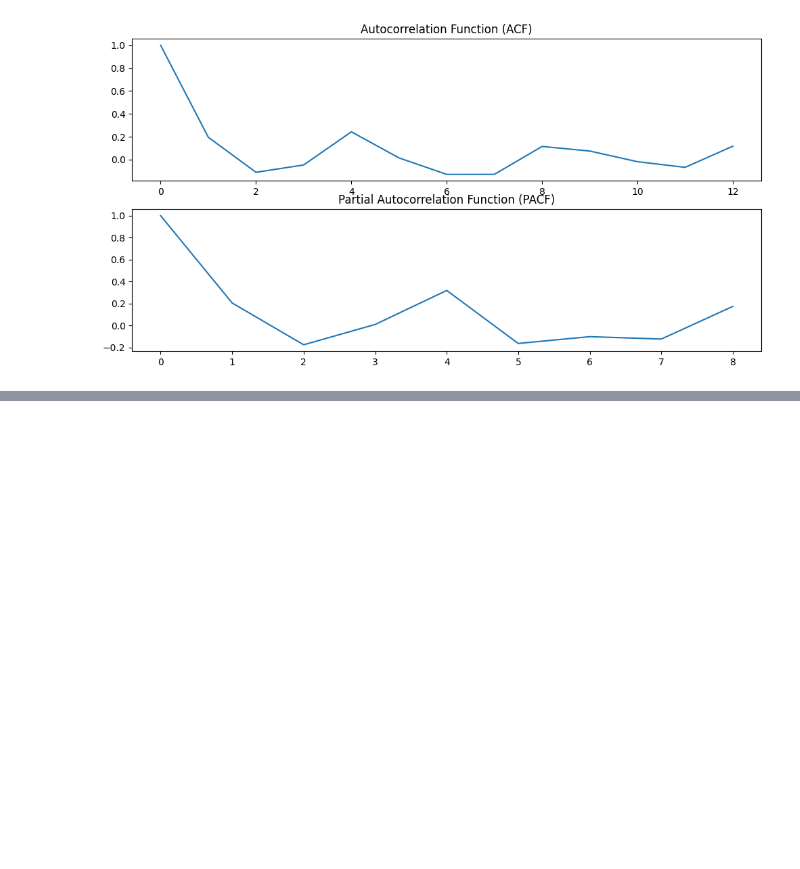
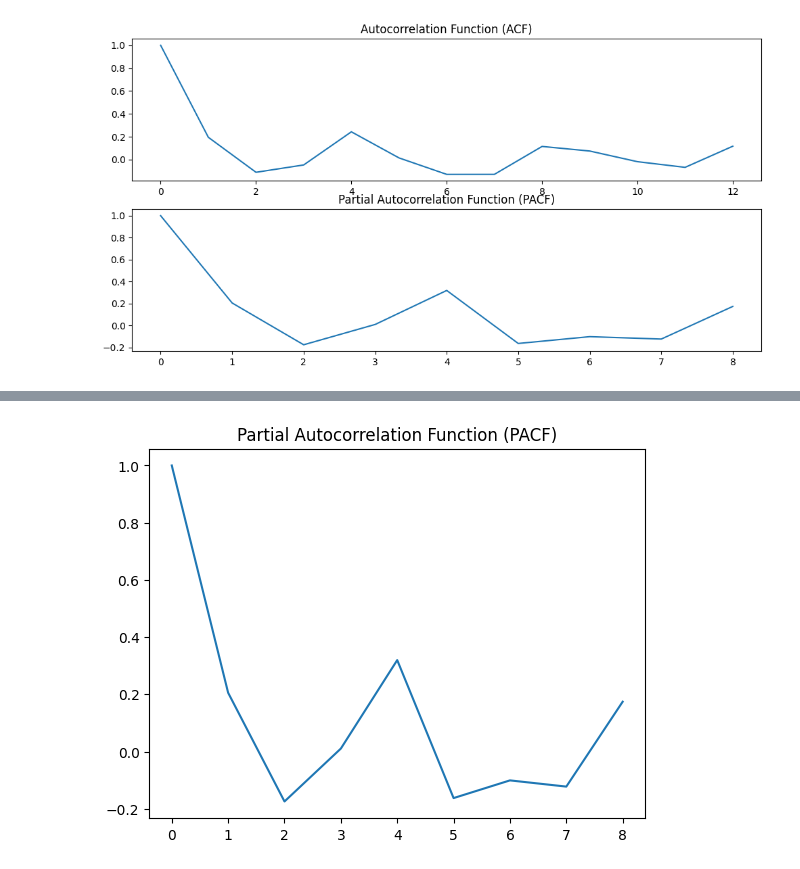
Before and after one commit to Ignacio-Antequera/PVPC-Market-Price-Forecasting, a Jupyter notebook: PVPC-Predictor.ipynb, the cells around one changed output, grey strips where cells are left out. Saved outputs shown, nothing was run; the diff lists cells and outputs as text; code cells hidden in the pictures; blank space fills up the shorter version.

```diff
--- a/PVPC-Predictor.ipynb
+++ b/PVPC-Predictor.ipynb
@@ -375,0 +435,7 @@ plt.show()
+# %%
+pacf_values = pacf(filtered_df["Total €/MWh"].iloc[::240])  # Consider downsampled data
+plt.plot(pacf_values)
+plt.title("Partial Autocorrelation Function (PACF)")
+plt.show()
+# %% [output]
+[figure, added]
```
Also changed, not shown: parts of 7 cells of this notebook.
